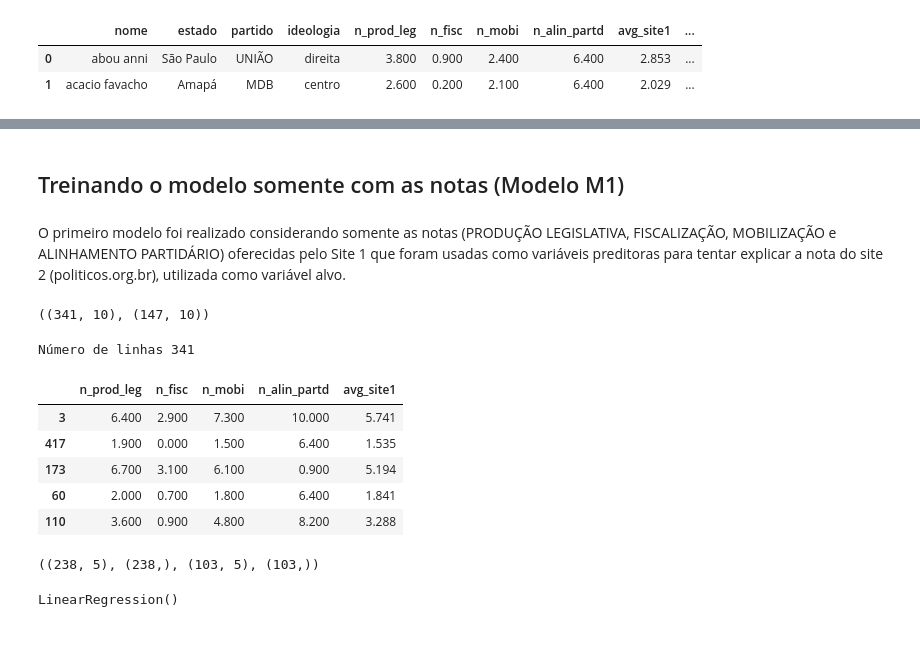
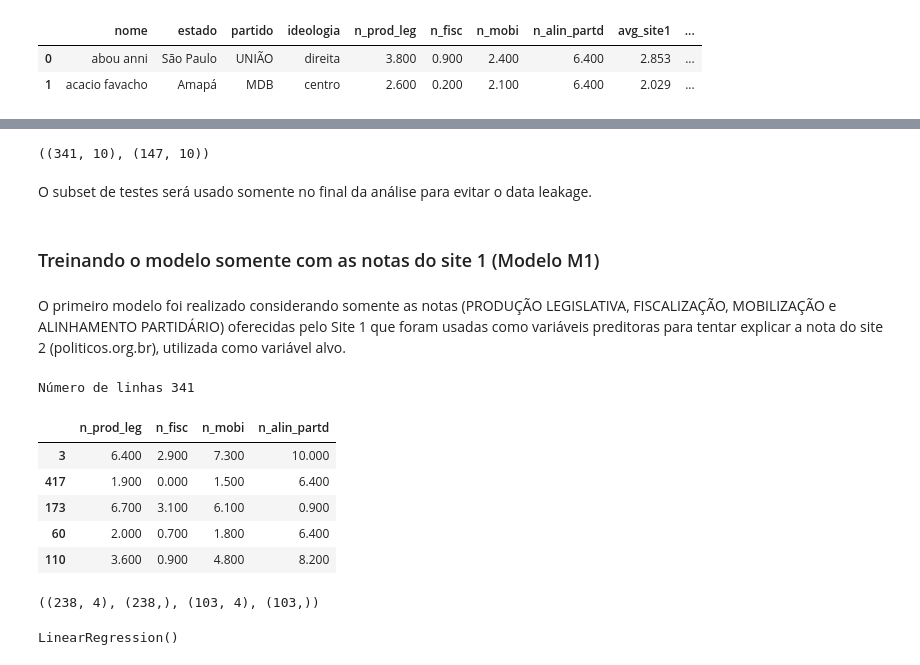
Before and after one commit to AndreMoura88/Notas_de_deputados, a Jupyter notebook: MachineLearning.ipynb, the cells around one changed output, grey strips where cells are left out. Drawn from its saved outputs; the diff is of its cells as text; code cells hidden in the pictures; blank space fills up the shorter version.

Commit message:
Atualizacao do modelo e adicionar a pipeline

```diff
--- a/MachineLearning.ipynb
+++ b/MachineLearning.ipynb
@@ -95,0 +146,11 @@ dados.head(2)
+# %%
+# dividindo o dataset
+treino_M, teste_M = train_test_split(dados,
+                                test_size=0.3,
+                                random_state=42
+                               )
+treino_M.shape, teste_M.shape
+# %% [output]
+((341, 10), (147, 10))
+# %% [markdown]
+ O subset de testes será usado somente no final da análise para evitar o data leakage.
@@ -96,35 +160,26 @@ dados.head(2)
 # %% [markdown]
-## Treinando o modelo somente com as notas (Modelo M1)
+### Treinando o modelo somente com as notas do site 1 (Modelo M1)
 # %% [markdown]
 O primeiro modelo foi realizado considerando somente as notas (PRODUÇÃO LEGISLATIVA, FISCALIZAÇÃO, MOBILIZAÇÃO e ALINHAMENTO PARTIDÁRIO) oferecidas pelo Site 1 que foram usadas como variáveis preditoras para tentar explicar a nota do site 2 (politicos.org.br), utilizada como variável alvo.
-# %%
-# dividindo o dataset
-treino_M1, teste_M1 = train_test_split(dados,
-                                test_size=0.3,
-                                random_state=42
-                               )
-treino_M1.shape, teste_M1.shape
-# %% [output]
-((341, 10), (147, 10))
 # %%
 # Variável target
-y_M1 = treino_M1.nota_site2.copy()
+y_M1 = treino_M.nota_site2.copy()
 
 # Features preditoras
-X_M1 = treino_M1.drop(['nota_site2', 'nome', 'ideologia', 'estado', 'partido'], axis=1).copy()
+X_M1 = treino_M.drop(['nota_site2', 'nome', 'ideologia', 'estado', 'partido', 'avg_site1'], axis=1).copy()
 
 print(f"Número de linhas {X_M1.shape[0]}")
 X_M1.head()
 # %% [output]
 Número de linhas 341
-|  | n_prod_leg | n_fisc | n_mobi | n_alin_partd | avg_site1 |
-| 3 | 6.400 | 2.900 | 7.300 | 10.000 | 5.741 |
-| 417 | 1.900 | 0.000 | 1.500 | 6.400 | 1.535 |
-| 173 | 6.700 | 3.100 | 6.100 | 0.900 | 5.194 |
-| 60 | 2.000 | 0.700 | 1.800 | 6.400 | 1.841 |
-| 110 | 3.600 | 0.900 | 4.800 | 8.200 | 3.288 |
+|  | n_prod_leg | n_fisc | n_mobi | n_alin_partd |
+| 3 | 6.400 | 2.900 | 7.300 | 10.000 |
+| 417 | 1.900 | 0.000 | 1.500 | 6.400 |
+| 173 | 6.700 | 3.100 | 6.100 | 0.900 |
+| 60 | 2.000 | 0.700 | 1.800 | 6.400 |
+| 110 | 3.600 | 0.900 | 4.800 | 8.200 |
 # %%
-#dividindo os dados de treino em teste e treino com uma amostra estratificada
+#dividindo os dados de treino em um subset de treino e validação com uma amostra estratificada
 X_train_M1, X_val_M1, y_train_M1, y_val_M1 = train_test_split(
     X_M1, y_M1,
     test_size=0.3,
@@ -133,7 +188,7 @@ X_train_M1, X_val_M1, y_train_M1, y_val_M1 = train_test_split(
 
 X_train_M1.shape, y_train_M1.shape, X_val_M1.shape, y_val_M1.shape
 # %% [output]
-((238, 5), (238,), (103, 5), (103,))
+((238, 4), (238,), (103, 4), (103,))
 # %%
 # Treino do modelo M1
 modelo_M1 = LinearRegression()
```
Also changed, not shown: parts of 48 cells of this notebook.
